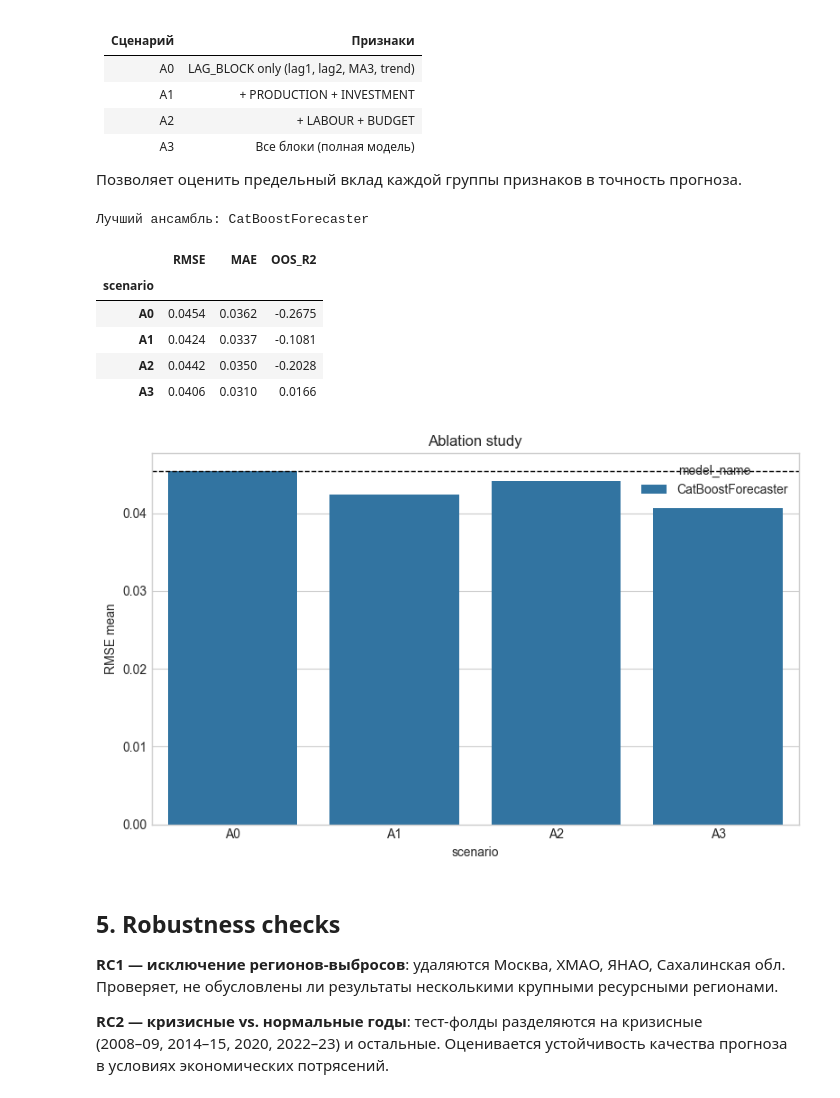
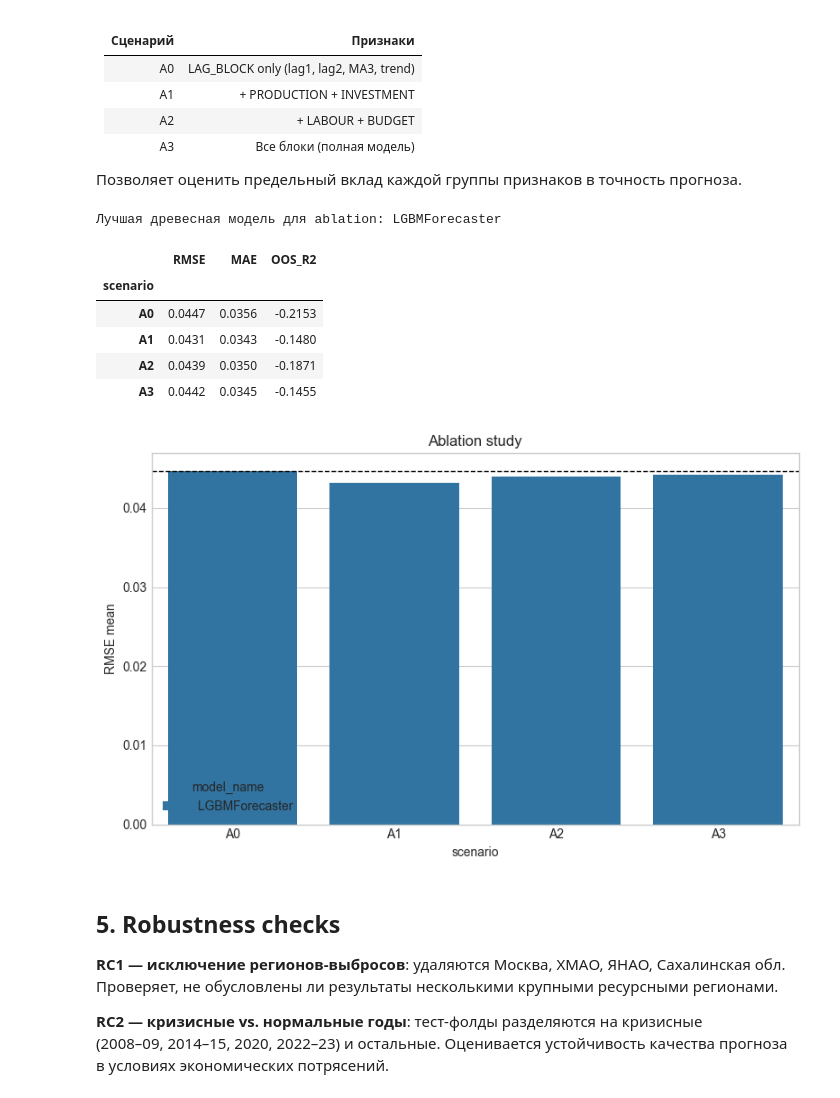
Before and after one commit to Tigran28102003/personal_projects, a Jupyter notebook: disser_epta/grp_forecast/main.ipynb, the cells around one changed output. Saved outputs shown, nothing was run; the diff lists cells and outputs as text; code cells hidden in the pictures.

Commit message:
upload latest v. of fitted models

```diff
--- a/disser_epta/grp_forecast/main.ipynb
+++ b/disser_epta/grp_forecast/main.ipynb
@@ -250,22 +249,22 @@ Optuna-тюнинг (`n_trials` из config) на внутренней вали
 > **OOS R²** = 1 − SSR / SST, где SST = Σ(y − ŷ_naive)².
 > OOS R² > 0 означает, что модель лучше наивного прогноза.
 # %%
-CONFIG["models"].setdefault("emb_mlp", {})["enabled"] = False
+predict_growth = CONFIG["validation"].get("predict_growth", False)
 
-predict_growth = CONFIG["validation"].get("predict_growth", False)
-models = [
-    model for model in get_all_models(CONFIG["models"], predict_growth=predict_growth)
-    if model.name != "EmbMLPForecaster"
-]
-print("Модели основного запуска:", [model.name for model in models])
+# get_all_models() возвращает полный список согласно config.yaml:
+#   Naive, AR1, RidgeFE, LGBM, CatBoost, WeightedEnsemble, GPBoost
+#   + EmbMLP, если emb_mlp.enabled=true (управляется конфигом).
+# Ансамбль WeightedEnsembleForecaster включён автоматически;
+# EmbMLPForecaster запускается отдельно в секции 9 (или здесь, если enabled=true).
+models = get_all_models(CONFIG["models"], predict_growth=predict_growth)
+print("Модели основного запуска:", [m.name for m in models])
 
 cv_results = run_cross_validation(
     models=models,
     folds=folds,
-    tune=True,                                      # финальный запуск с Optuna-тюнингом
-    n_trials=CONFIG["tuning"]["n_trials"],          # n_trials=50 из config.yaml
-    save_predictions=True,                          # нужно для RC2 и error_analysis
-    exclude_models=["EmbMLPForecaster"],
+    tune=True,
+    n_trials=CONFIG["tuning"]["n_trials"],
+    save_predictions=True,
 )
 
 agg = aggregate_results(cv_results)
@@ -310,44 +311,45 @@ OOS R2 > 0: False
 
 Позволяет оценить предельный вклад каждой группы признаков в точность прогноза.
 # %%
-ensemble_names = ["LGBMForecaster", "CatBoostForecaster", "GPBoostForecaster"]
-best_name = agg[agg["model_name"].isin(ensemble_names)].iloc[0]["model_name"]
+# Ablation проводится по лучшей одиночной древесной модели (не WeightedEnsemble,
+# которому нельзя передать произвольный набор признаков без переинициализации).
+tree_model_names = ["LGBMForecaster", "CatBoostForecaster", "GPBoostForecaster"]
+best_name = agg[agg["model_name"].isin(tree_model_names)].iloc[0]["model_name"]
 best_cls = {m.name: type(m) for m in models}[best_name]
-print(f"Лучший ансамбль: {best_name}")
+print(f"Лучшая древесная модель для ablation: {best_name}")
 
 feature_groups = {}
 for fold in folds:
     for group, columns in fold.get("feature_groups", {}).items():
         feature_groups.setdefault(group, [])
         feature_groups[group].extend(columns)
 feature_groups = {
     group: list(dict.fromkeys(columns))
     for group, columns in feature_groups.items()
 }
 
-# Передаём гиперпараметры лучшей модели из конфига
 _model_cfg_key = {
     "LGBMForecaster": "lgbm",
     "CatBoostForecaster": "catboost",
     "GPBoostForecaster": "gpboost",
 }.get(best_name, "")
 _model_cfg = dict(CONFIG["models"].get(_model_cfg_key, {}))
 ablation_res = run_ablation_study(best_cls, folds, feature_groups, model_config=_model_cfg)
 ablation_agg = ablation_res.groupby("scenario")[["RMSE", "MAE", "OOS_R2"]].mean().round(4)
 display(ablation_agg)
 
 fig = plot_ablation(ablation_res)
 fig.savefig("figures/ablation_study.png", dpi=150, bbox_inches="tight")
 plt.show()
 # %% [output]
-Лучший ансамбль: CatBoostForecaster
+Лучшая древесная модель для ablation: LGBMForecaster
 |  | RMSE | MAE | OOS_R2 |
 | scenario |  |  |  |
-| A0 | 0.0454 | 0.0362 | -0.2675 |
-| A1 | 0.0424 | 0.0337 | -0.1081 |
-| A2 | 0.0442 | 0.0350 | -0.2028 |
-| A3 | 0.0406 | 0.0310 | 0.0166 |
+| A0 | 0.0447 | 0.0356 | -0.2153 |
+| A1 | 0.0431 | 0.0343 | -0.1480 |
+| A2 | 0.0439 | 0.0350 | -0.1871 |
+| A3 | 0.0442 | 0.0345 | -0.1455 |
-[figure, old version]
+[figure, new version]
 # %% [markdown]
 ## 5. Robustness checks
 
```
Also changed, not shown: parts of 30 cells of this notebook, 4 other files.
